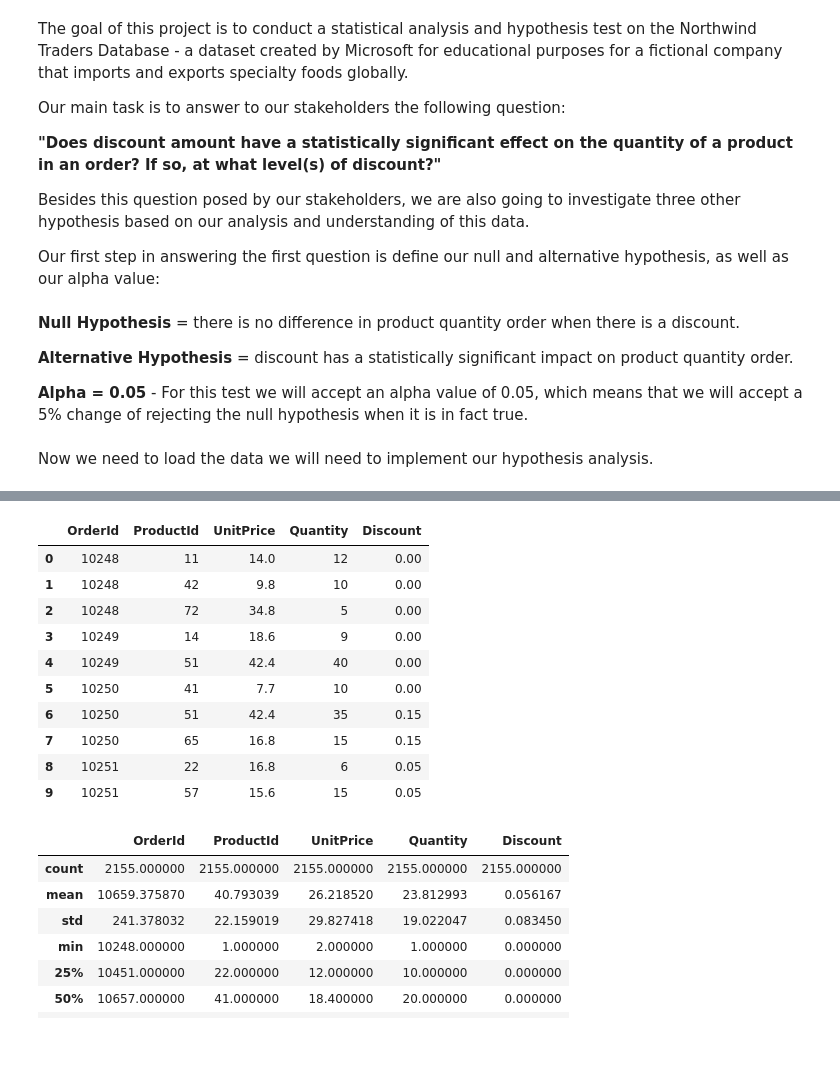
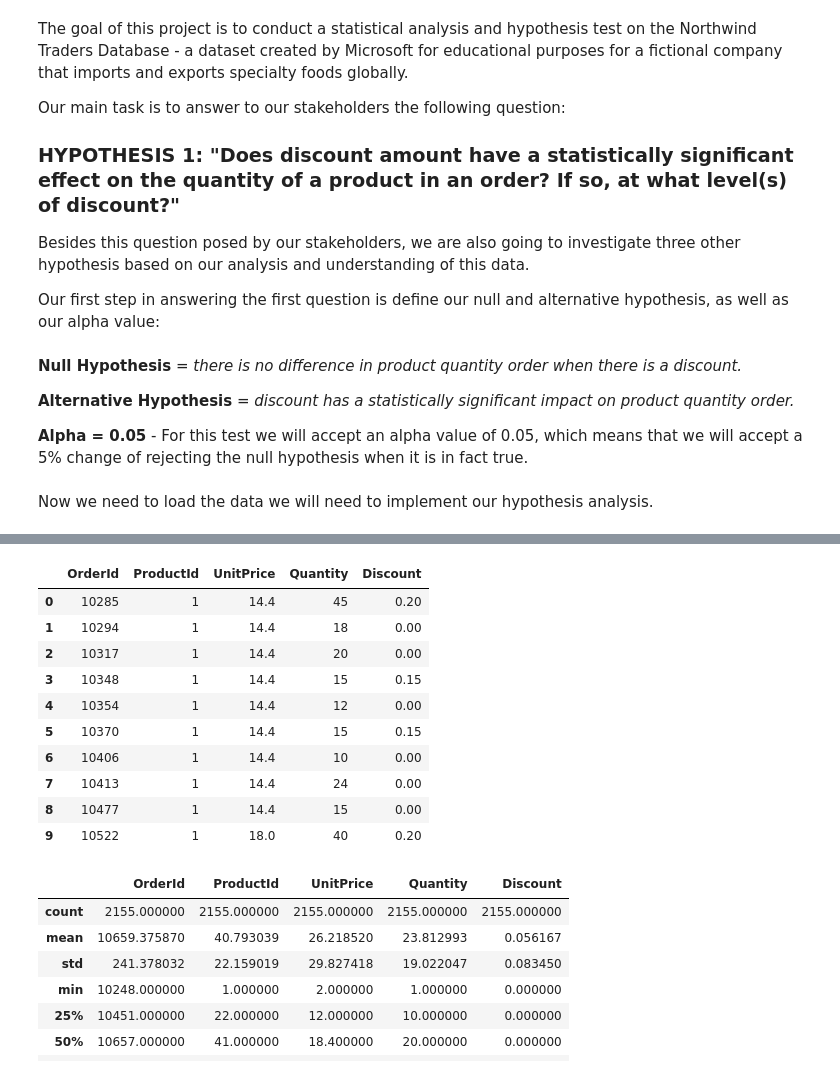
Before and after one commit to gioamorim80/Analytical-Insights-Northwind, a Jupyter notebook: Module 3 Project.ipynb, the cells around one changed output, grey strips where cells are left out. Drawn from its saved outputs; the diff is of its cells as text; code cells hidden in the pictures; blank space fills up the shorter version.

```diff
--- a/Module 3 Project.ipynb
+++ b/Module 3 Project.ipynb
@@ -5,15 +7,15 @@ The goal of this project is to conduct a statistical analysis and hypothesis tes
 
 Our main task is to answer to our stakeholders the following question:
 
-**"Does discount amount have a statistically significant effect on the quantity of a product in an order? If so, at what level(s) of discount?"**
+### HYPOTHESIS 1: "Does discount amount have a statistically significant effect on the quantity of a product in an order? If so, at what level(s) of discount?"
 
 Besides this question posed by our stakeholders, we are also going to investigate three other hypothesis based on our analysis and understanding of this data.
 
 Our first step in answering the first question is define our null and alternative hypothesis, as well as our alpha value:
 # %% [markdown]
-**Null Hypothesis** = there is no difference in product quantity order when there is a discount.
+**Null Hypothesis** = _there is no difference in product quantity order when there is a discount._
 
-**Alternative Hypothesis** = discount has a statistically significant impact on product quantity order.
+**Alternative Hypothesis** = _discount has a statistically significant impact on product quantity order._
 
 **Alpha = 0.05**  - For this test we will accept an alpha value of 0.05, which means that we will accept a 5% change of rejecting the null hypothesis when it is in fact true.
 # %% [markdown]
@@ -32,22 +34,24 @@ We will look at the database schema below in order to query the information we w
 <img src='Northwind_ERD_updated.png'>
 # %%
 # query database for the relevant information on orders
-cur.execute("""SELECT OrderId, ProductId, UnitPrice, Quantity, Discount FROM OrderDetail;""")
+cur.execute("""SELECT OrderId, ProductId, UnitPrice, Quantity, Discount
+               FROM OrderDetail
+               ORDER BY ProductId;""")
 df = pd.DataFrame(cur.fetchall())
 df.columns = [x[0] for x in cur.description]
 df.head(10)
 # %% [output]
 |  | OrderId | ProductId | UnitPrice | Quantity | Discount |
-| 0 | 10248 | 11 | 14.0 | 12 | 0.00 |
-| 1 | 10248 | 42 | 9.8 | 10 | 0.00 |
-| 2 | 10248 | 72 | 34.8 | 5 | 0.00 |
-| 3 | 10249 | 14 | 18.6 | 9 | 0.00 |
-| 4 | 10249 | 51 | 42.4 | 40 | 0.00 |
-| 5 | 10250 | 41 | 7.7 | 10 | 0.00 |
-| 6 | 10250 | 51 | 42.4 | 35 | 0.15 |
-| 7 | 10250 | 65 | 16.8 | 15 | 0.15 |
-| 8 | 10251 | 22 | 16.8 | 6 | 0.05 |
-| 9 | 10251 | 57 | 15.6 | 15 | 0.05 |
+| 0 | 10285 | 1 | 14.4 | 45 | 0.20 |
+| 1 | 10294 | 1 | 14.4 | 18 | 0.00 |
+| 2 | 10317 | 1 | 14.4 | 20 | 0.00 |
+| 3 | 10348 | 1 | 14.4 | 15 | 0.15 |
+| 4 | 10354 | 1 | 14.4 | 12 | 0.00 |
+| 5 | 10370 | 1 | 14.4 | 15 | 0.15 |
+| 6 | 10406 | 1 | 14.4 | 10 | 0.00 |
+| 7 | 10413 | 1 | 14.4 | 24 | 0.00 |
+| 8 | 10477 | 1 | 14.4 | 15 | 0.00 |
+| 9 | 10522 | 1 | 18.0 | 40 | 0.20 |
 # %%
 # check the basic statistics for this data
 df.describe()
```
Also changed, not shown: parts of 104 cells of this notebook, 2 other files.
